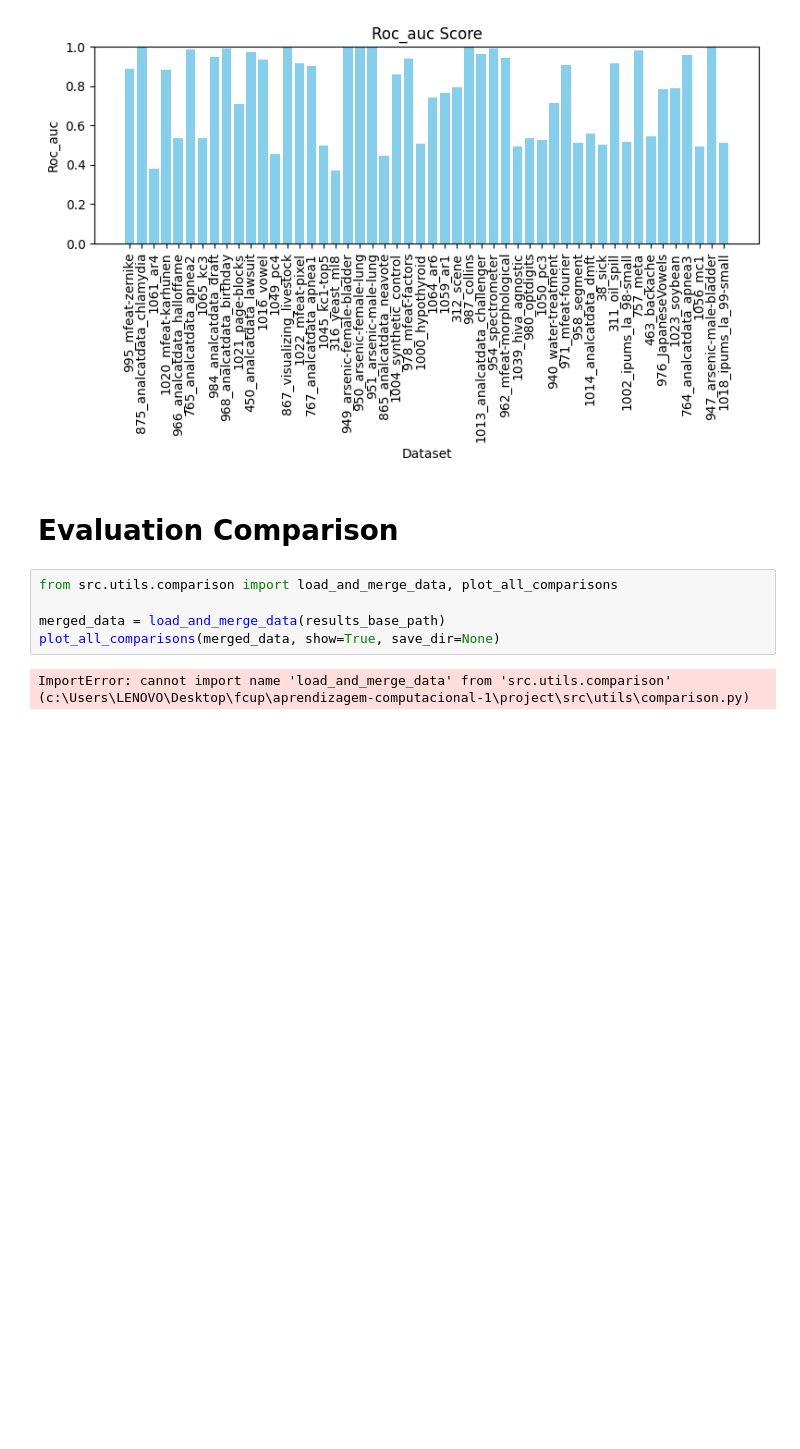
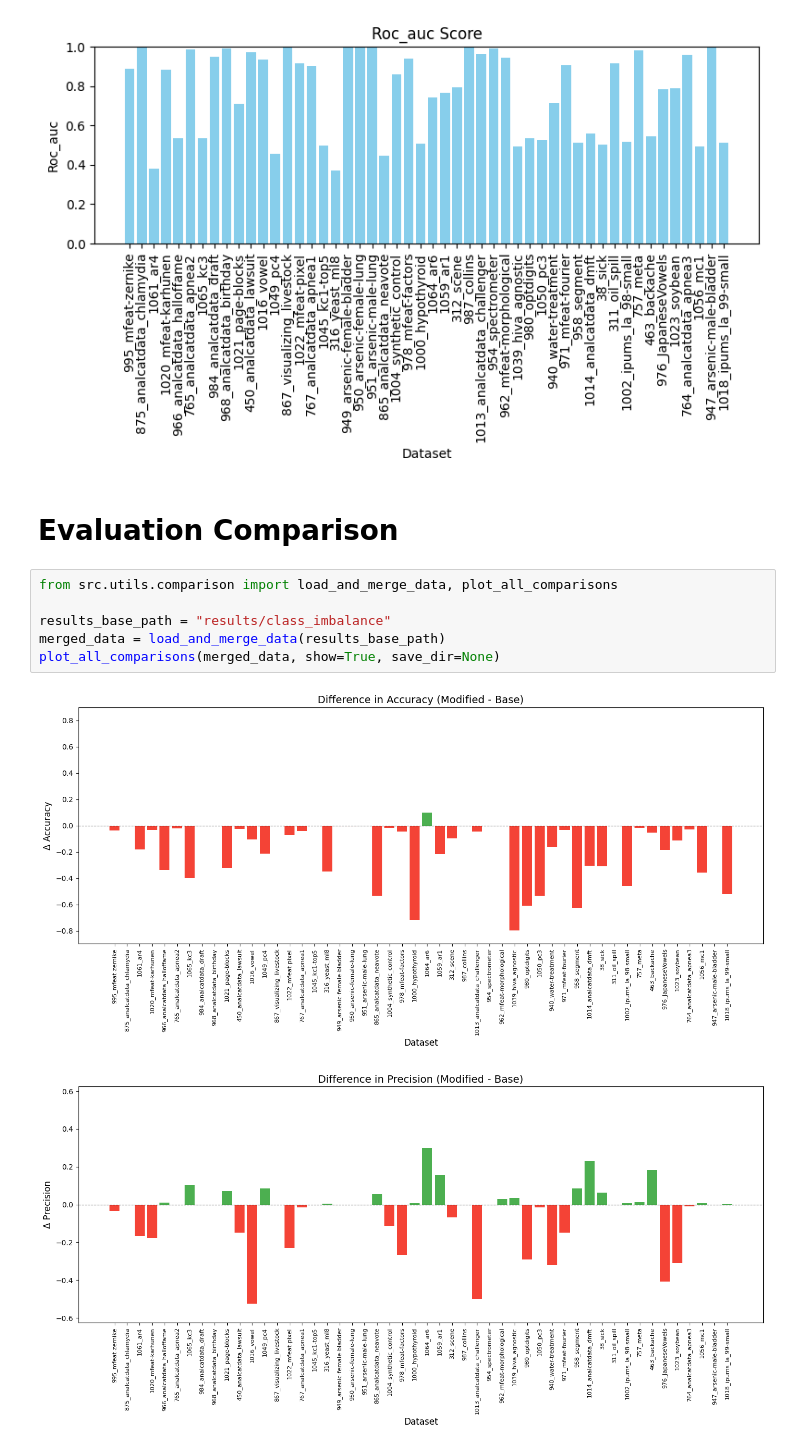
Before and after one commit to ricardofig016/cart-algorithm-class-imbalance-evaluation, a Jupyter notebook: assignment.ipynb, the cells around one changed output. Drawn from its saved outputs; the diff is of its cells as text; blank space fills up the shorter version.

Commit message:
Add summary plotting for metric improvements in comparison analysis

```diff
--- a/assignment.ipynb
+++ b/assignment.ipynb
@@ -149,7 +134,9 @@ plot_all_metrics(data, show=True, save_dir=None)
 # %%
 from src.utils.comparison import load_and_merge_data, plot_all_comparisons
 
+results_base_path = "results/class_imbalance"
 merged_data = load_and_merge_data(results_base_path)
 plot_all_comparisons(merged_data, show=True, save_dir=None)
 # %% [output]
-ImportError: cannot import name 'load_and_merge_data' from 'src.utils.comparison' (c:\Users\LENOVO\Desktop\fcup\aprendizagem-computacional-1\project\src\utils\comparison.py)
+[figure, added]
+[figure, added]
```
Also changed, not shown: parts of 2 cells of this notebook, 2 other files.
